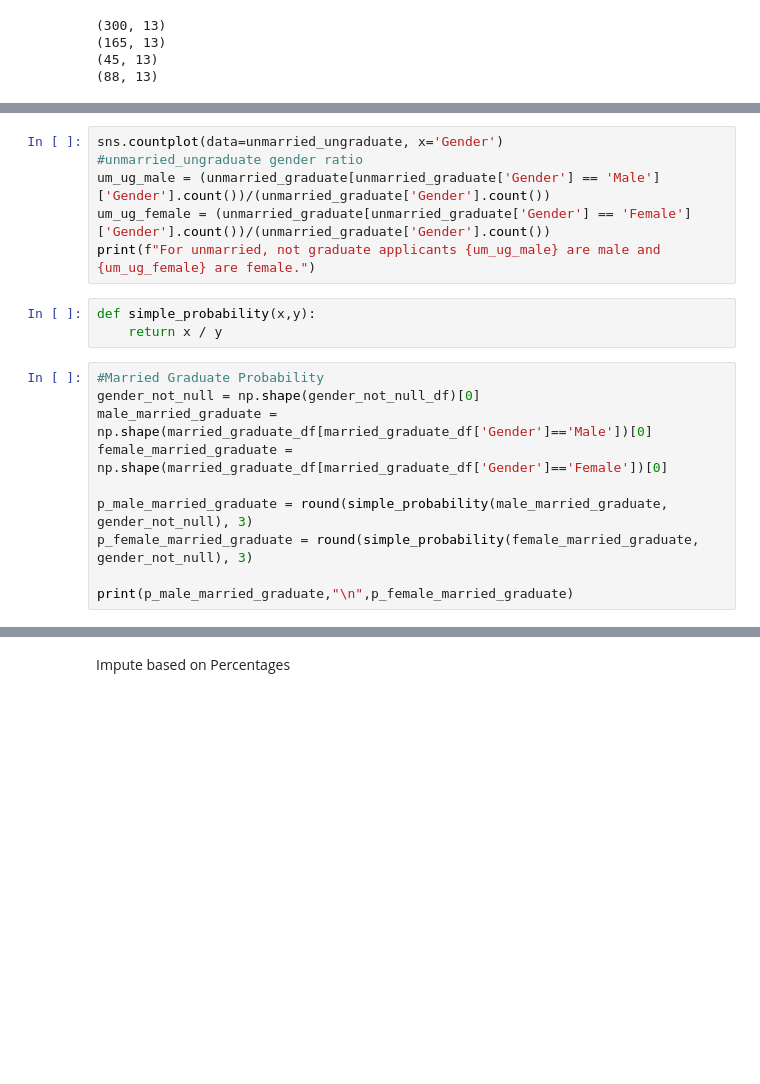
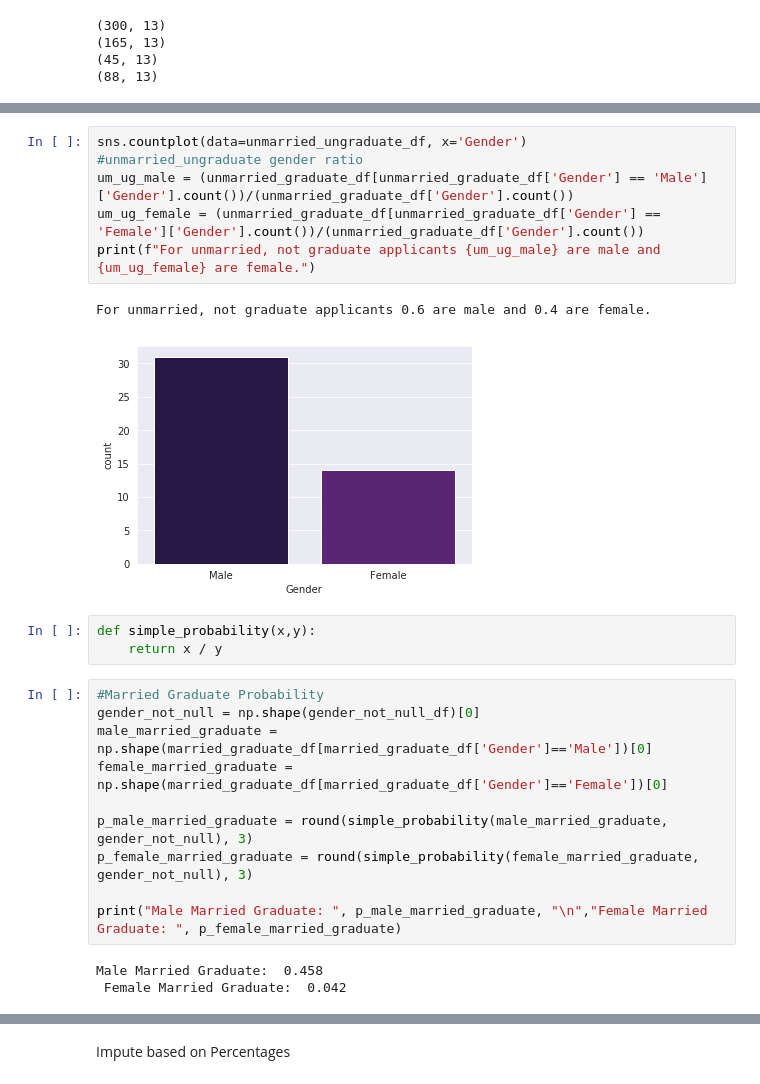
Before and after one commit to yammy20/DataScienceProjects, a Jupyter notebook: LoanPredictionSet/Loan Prediction Set.ipynb, the cells around one changed output, grey strips where cells are left out. Saved outputs shown, nothing was run; the diff lists cells and outputs as text; blank space fills up the shorter version.

```diff
--- a/LoanPredictionSet/Loan Prediction Set.ipynb
+++ b/LoanPredictionSet/Loan Prediction Set.ipynb
@@ -142,9 +151,12 @@ NameError: name 'unmarried_graduate' is not defined
 # %%
-sns.countplot(data=unmarried_ungraduate, x='Gender')
+sns.countplot(data=unmarried_ungraduate_df, x='Gender')
 #unmarried_ungraduate gender ratio
-um_ug_male = (unmarried_graduate[unmarried_graduate['Gender'] == 'Male']['Gender'].count())/(unmarried_graduate['Gender'].count())
-um_ug_female = (unmarried_graduate[unmarried_graduate['Gender'] == 'Female']['Gender'].count())/(unmarried_graduate['Gender'].count())
+um_ug_male = (unmarried_graduate_df[unmarried_graduate_df['Gender'] == 'Male']['Gender'].count())/(unmarried_graduate_df['Gender'].count())
+um_ug_female = (unmarried_graduate_df[unmarried_graduate_df['Gender'] == 'Female']['Gender'].count())/(unmarried_graduate_df['Gender'].count())
 print(f"For unmarried, not graduate applicants {um_ug_male} are male and {um_ug_female} are female.")
+# %% [output]
+For unmarried, not graduate applicants 0.6 are male and 0.4 are female.
+[figure, added]
 # %%
 def simple_probability(x,y):
     return x / y
@@ -157,7 +169,10 @@ female_married_graduate = np.shape(married_graduate_df[married_graduate_df['Gend
 p_male_married_graduate = round(simple_probability(male_married_graduate, gender_not_null), 3)
 p_female_married_graduate = round(simple_probability(female_married_graduate, gender_not_null), 3)
 
-print(p_male_married_graduate,"\n",p_female_married_graduate)
+print("Male Married Graduate: ", p_male_married_graduate, "\n","Female Married Graduate: ", p_female_married_graduate)
+# %% [output]
+Male Married Graduate:  0.458
+ Female Married Graduate:  0.042
 # %%
 # Unmarried Graduate Probability
 gender_not_null = np.shape(gender_not_null_df)[0]
```
Also changed, not shown: parts of 25 cells of this notebook.
